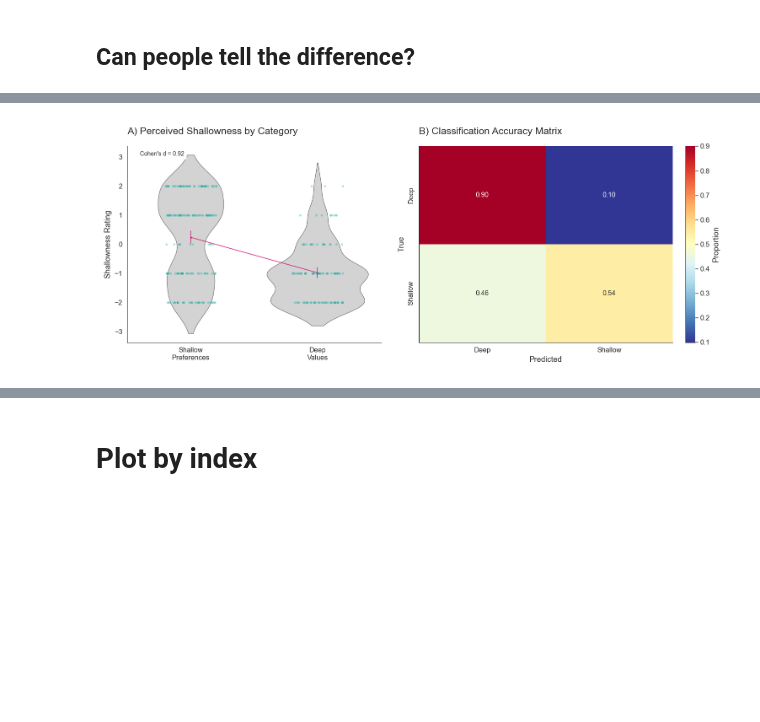
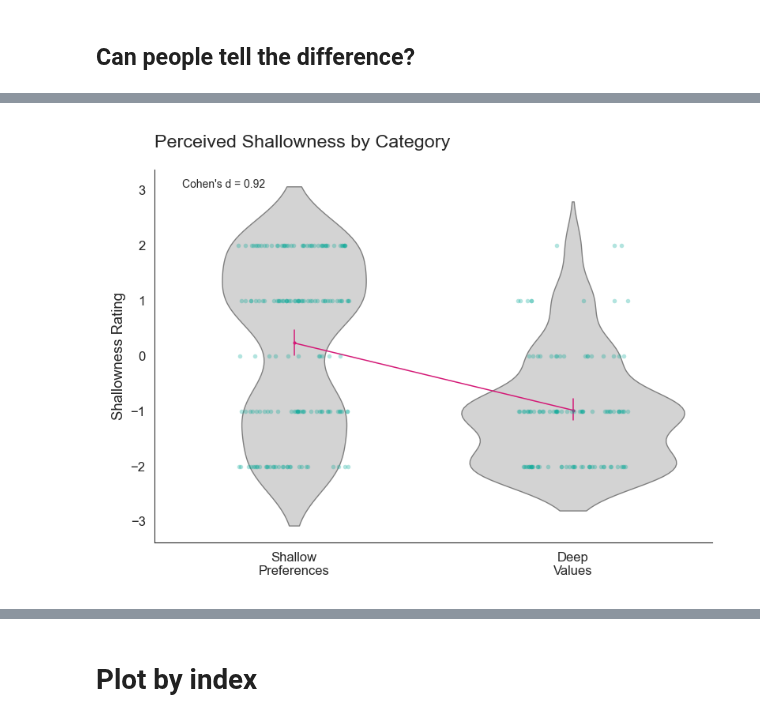
Before and after one commit to josh-ashkinaze/dvb, a Jupyter notebook: 1.4_shallow_pref_annot_analysis.ipynb, the cells around one changed output, grey strips where cells are left out. Cells and saved outputs as stored; diff of their text form; code cells hidden in the pictures; blank space fills up the shorter version.

```diff
--- a/annot.ipynb
+++ b/1.4_shallow_pref_annot_analysis.ipynb
@@ -205,33 +211,28 @@ t(278) = -8.08, p < .001
 # Basic calcs
 ############################
 ############################
-shallow_deep = dfs['deep_shallow']
-shallow_deep['pred_deep'] = shallow_deep['answer'].apply(lambda x: 1 if x < 0 else 0)
-shallow_deep['pred_shallow'] = shallow_deep['answer'].apply(lambda x: 1 if x > 0 else 0)
-
-shallow_deep['correct'] = (
-    ((shallow_deep['set'] == 'shallow') & (shallow_deep['answer'] > 0)) |
-    ((shallow_deep['set'] == 'deep') & (shallow_deep['answer'] < 0))
-).astype(int)
-
-shallow_deep['correct'].mean()
 
 from sklearn.metrics import confusion_matrix, classification_report, ConfusionMatrixDisplay
 
-y_true = (shallow_deep['set'] == 'shallow').astype(int)
-y_pred = (shallow_deep['answer'] > 0).astype(int)
+shallow_deep = dfs['deep_shallow'].copy()
+filtered_shallow_deep = shallow_deep[shallow_deep['answer'] != 0]
 
+# Update y_true and y_pred based on the filtered data
+y_true = (filtered_shallow_deep['set'] == 'shallow').astype(int)
+y_pred = (filtered_shallow_deep['answer'] > 0).astype(int)
+
+# Compute confusion matrix and classification report
 cm = confusion_matrix(y_true, y_pred)
 cmd = ConfusionMatrixDisplay(confusion_matrix=cm,
-                           display_labels=['Deep', 'Shallow'])
+                              display_labels=['Deep', 'Shallow'])
 cmd.plot()
 plt.title('Confusion Matrix')
-plt.savefig('plots/confusion_matrix.pdf', bbox_inches='tight', dpi=300)
+plt.savefig('plots/confusion_matrix_filtered.pdf', bbox_inches='tight', dpi=300)
 
-print("\nClassification Report:")
+print("\nClassification Report (Filtered):")
 print(classification_report(y_true, y_pred,
-                          target_names=['Deep', 'Shallow'],
-                          digits=3))
+                            target_names=['Deep', 'Shallow'],
+                            digits=3))
 
 
 
@@ -239,49 +240,45 @@ print(classification_report(y_true, y_pred,
 # More plots
 ############################
 ############################
-fig, (ax1, ax2) = plt.subplots(1, 2, figsize=(15, 6))
-plt.subplots_adjust(wspace=0.3)
-
+# First Plot: Perceived Shallowness by Category
+plt.figure(figsize=(8, 6))
 make_aesthetic(font_scale=1.2)
 
-deep_vals = dfs['deep_shallow'].query('set == "deep"')['answer'].values
-shallow_vals = dfs['deep_shallow'].query('set == "shallow"')['answer'].values
-cohens_d = compute_effsize(shallow_vals, deep_vals, paired=False, eftype='cohen')
+sns.violinplot(data=dfs['deep_shallow'], x='clean_set', y='answer',
+               inner=None, color='lightgray')
+sns.stripplot(data=dfs['deep_shallow'], x='clean_set', y='answer',
+              size=4, alpha=0.3, jitter=0.2, color=mypal[2])
+sns.pointplot(data=dfs['deep_shallow'], x='clean_set', y='answer',
+              scale=0.5, color=mypal[1])
 
-sns.violinplot(data=dfs['deep_shallow'], x='clean_set', y='answer',
-               inner=None, color='lightgray', ax=ax1)
-sns.stripplot(data=dfs['deep_shallow'], x='clean_set', y='answer',
-              size=4, alpha=0.3, jitter=0.2, color=mypal[2], ax=ax1)
-sns.pointplot(data=dfs['deep_shallow'], x='clean_set', y='answer',
-              scale=0.5, color=mypal[1], ax=ax1)
-
-ax1.text(0.05, 0.95, f"Cohen's d = {cohens_d:.2f}",
-         transform=ax1.transAxes,
+cohens_d = compute_effsize(shallow_pref_ratings, deep_value_ratings, paired=False, eftype='cohen')
+plt.text(0.05, 0.95, f"Cohen's d = {cohens_d:.2f}",
+         transform=plt.gca().transAxes,
          bbox=dict(facecolor='white', alpha=0.8, edgecolor='none'),
          fontsize=10)
 
-ax1.set_title('A) Perceived Shallowness by Category', pad=20)
-ax1.set_xlabel('')
-ax1.set_ylabel('Shallowness Rating')
+plt.title('Perceived Shallowness by Category', pad=20)
+plt.xlabel('')
+plt.ylabel('Shallowness Rating')
+plt.savefig('plots/violin_plot.pdf', bbox_inches='tight', dpi=300)
+plt.show()
 
-# Plot 2: Classification performance
+# Second Plot: Classification Accuracy Matrix
+plt.figure(figsize=(8, 6))
 cm_norm = cm.astype('float') / cm.sum(axis=1)[:, np.newaxis]
 
 sns.heatmap(cm_norm, annot=True, fmt='.2f',
             cmap='RdYlBu_r',
             xticklabels=['Deep', 'Shallow'],
-            yticklabels=['Deep', 'Shallow'],
-            ax=ax2)
+            yticklabels=['Deep', 'Shallow'])
 
-cbar = ax2.collections[0].colorbar
+cbar = plt.gca().collections[0].colorbar
 cbar.set_label('Proportion')
 
-ax2.set_title('B) Classification Accuracy Matrix', pad=20)
-ax2.set_xlabel('Predicted')
-ax2.set_ylabel('True')
-
+plt.title('Classification Accuracy Matrix (Rows Sum to 1)', pad=20)
+plt.xlabel('Predicted')
+plt.ylabel('True')
 sns.despine()
-
-plt.savefig('plots/violin_confusion.pdf', bbox_inches='tight', dpi=300)
+plt.savefig('plots/confusion_matrix_plot.pdf', bbox_inches='tight', dpi=300)
 plt.show()
 # %% [output]
@@ -316 +298 @@ The `scale` parameter is deprecated and will be removed in v0.15.0. You can now
-[figure, old version]
+[figure, new version]
```
Also changed, not shown: parts of 7 cells of this notebook, 2 other files.
